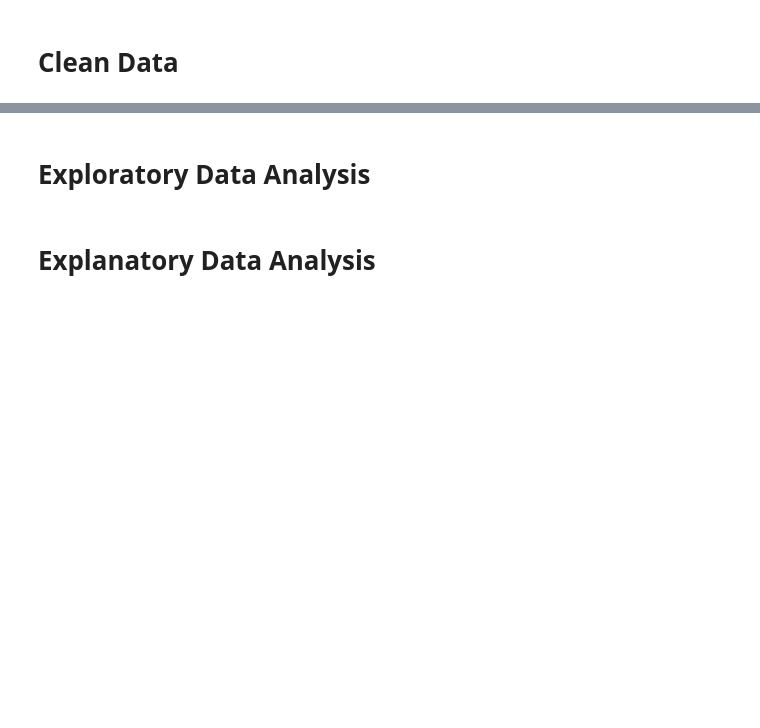
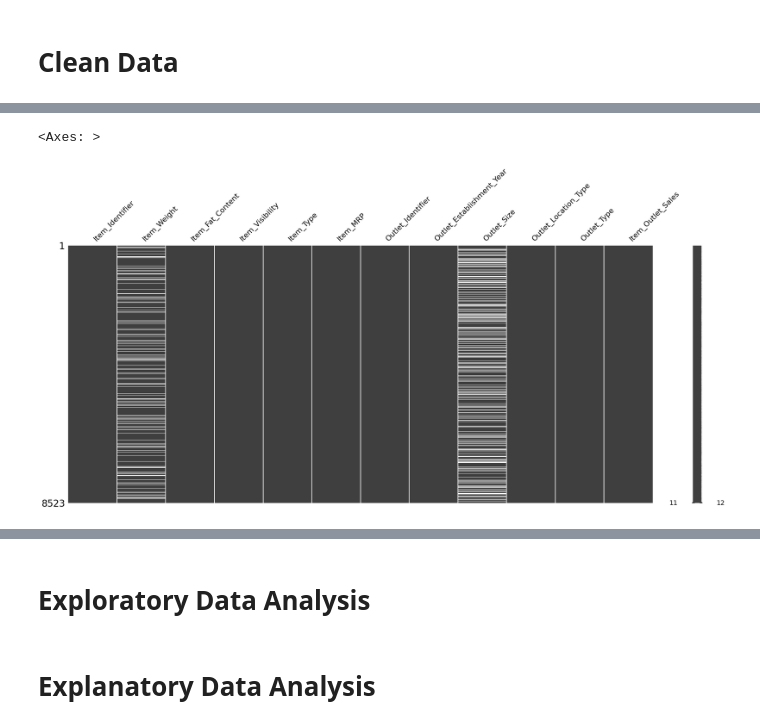
Before and after one commit to JmB17/Prediction-of-Product-Sales, a Jupyter notebook: Project_1(Core).ipynb, the cells around one changed output, grey strips where cells are left out. Drawn from its saved outputs; the diff is of its cells as text; code cells hidden in the pictures; blank space fills up the shorter version.

```diff
--- a/Project_1(Core).ipynb
+++ b/Project_1(Core).ipynb
@@ -10,0 +25,5 @@ Justice Mansfield-Beaulieu
+# %%
+# Import Sale Prediction Data
+sales = '/content/drive/MyDrive/CodingDojo/01-Fundamentals/Week02/Data/sales_predictions_2023.csv'
+
+df = pd.read_csv(sales)
@@ -12,0 +130,5 @@ Justice Mansfield-Beaulieu
+# %%
+# Removing "Tier" from Outlet_Location_Type column
+df['Outlet_Location_Type'] = df['Outlet_Location_Type'].str.replace("Tier",'')
+# Check the .value_counts to confirm the change
+df['Outlet_Location_Type'].value_counts()
@@ -12,0 +236,6 @@ Justice Mansfield-Beaulieu
+# %%
+# Visulaize the missing values
+msno.matrix(df)
+# %% [output]
+<Axes: >
+[figure, added]
```
Also changed, not shown: parts of 31 cells of this notebook.
